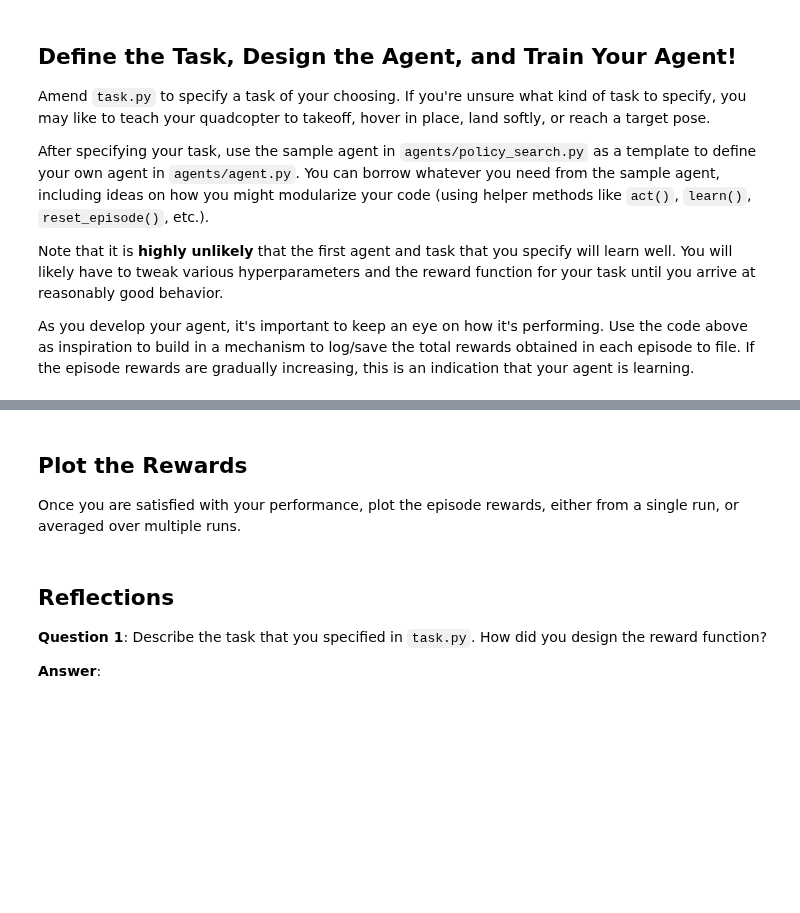
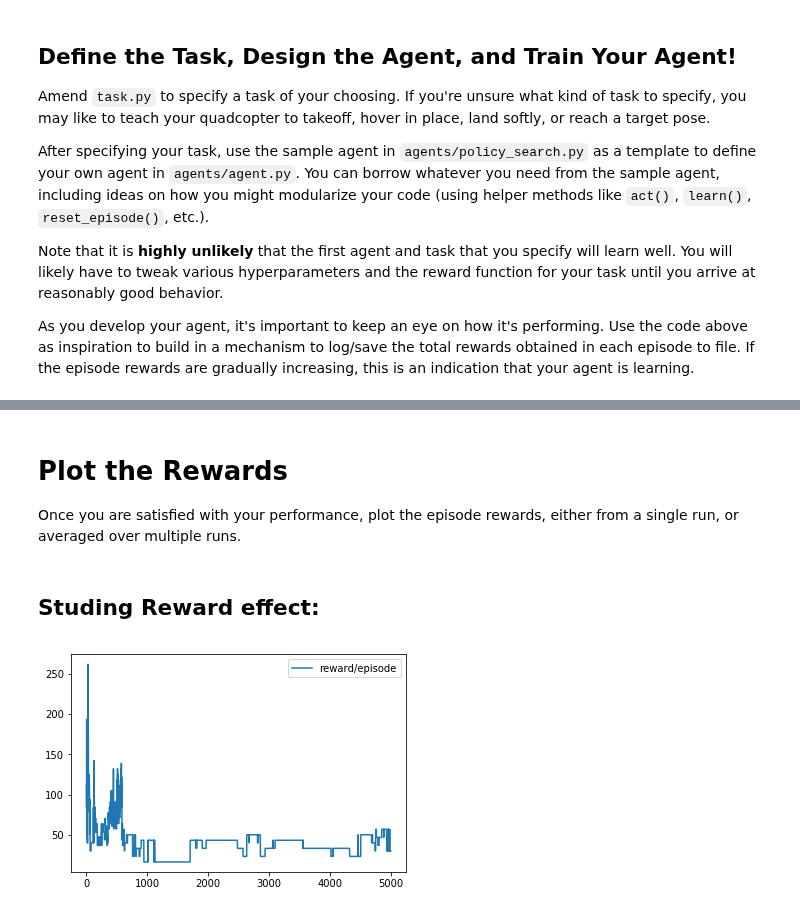
Before and after one commit to eslambakr/Teach_Quadcopter_How_To_Fly, a Jupyter notebook: Quadcopter_Project.ipynb, the cells around one changed output, grey strips where cells are left out. Saved outputs shown, nothing was run; the diff lists cells and outputs as text; code cells hidden in the pictures; blank space fills up the shorter version.

```diff
--- a/Quadcopter_Project.ipynb
+++ b/Quadcopter_Project.ipynb
@@ -200,4 +365,4 @@ As you develop your agent, it's important to keep an eye on how it's performing.
 # %% [markdown]
-## Plot the Rewards
+# Plot the Rewards
 
 Once you are satisfied with your performance, plot the episode rewards, either from a single run, or averaged over multiple runs.
@@ -206,6 +369,13 @@ Once you are satisfied with your performance, plot the episode rewards, either f
-# %% [markdown]
-## Reflections
-
-**Question 1**: Describe the task that you specified in `task.py`.  How did you design the reward function?
-
-**Answer**:
+# %% [markdown]
+## Studing Reward effect:
+# %%
+# Plot the rewards with the following reward function:
+# reward = np.tanh(1 - 0.003*(abs(self.sim.pose[:3] - self.target_pos))).sum()
+import matplotlib.pyplot as plt
+%matplotlib inline
+
+plt.plot(reward_results['episode'], reward_results['reward'], label='reward/episode')
+plt.legend()
+_ = plt.ylim()
+# %% [output]
+[figure, added]
```
Also changed, not shown: parts of 26 cells of this notebook, 8 other files.
